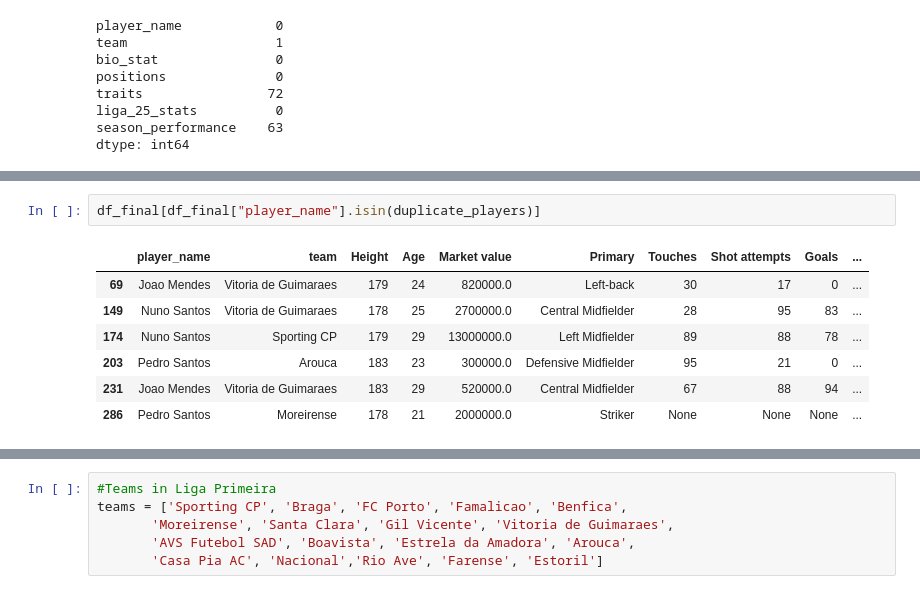
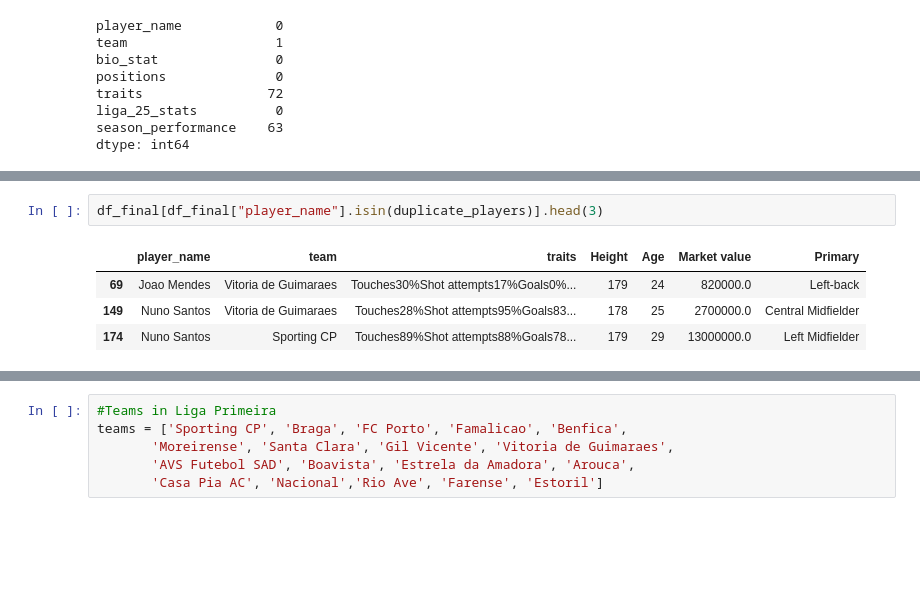
Before and after one commit to shyamrana123/Player-Score-Prediction-using-Machine-Learning, a Jupyter notebook: Probet.ipynb, the cells around one changed output, grey strips where cells are left out. Cells and saved outputs as stored; diff of their text form; blank space fills up the shorter version.

```diff
--- a/Probet.ipynb
+++ b/Probet.ipynb
@@ -719,13 +674,10 @@ duplicate_players
 # %%
-df_final[df_final["player_name"].isin(duplicate_players)]
+df_final[df_final["player_name"].isin(duplicate_players)].head(3)
 # %% [output]
-|  | player_name | team | Height | Age | Market value | Primary | Touches | Shot attempts | Goals | ... |
-| 69 | Joao Mendes | Vitoria de Guimaraes | 179 | 24 | 820000.0 | Left-back | 30 | 17 | 0 | ... |
-| 149 | Nuno Santos | Vitoria de Guimaraes | 178 | 25 | 2700000.0 | Central Midfielder | 28 | 95 | 83 | ... |
-| 174 | Nuno Santos | Sporting CP | 179 | 29 | 13000000.0 | Left Midfielder | 89 | 88 | 78 | ... |
-| 203 | Pedro Santos | Arouca | 183 | 23 | 300000.0 | Defensive Midfielder | 95 | 21 | 0 | ... |
-| 231 | Joao Mendes | Vitoria de Guimaraes | 183 | 29 | 520000.0 | Central Midfielder | 67 | 88 | 94 | ... |
-| 286 | Pedro Santos | Moreirense | 178 | 21 | 2000000.0 | Striker | None | None | None | ... |
+|  | player_name | team | traits | Height | Age | Market value | Primary |
+| 69 | Joao Mendes | Vitoria de Guimaraes | Touches30%Shot attempts17%Goals0%... | 179 | 24 | 820000.0 | Left-back |
+| 149 | Nuno Santos | Vitoria de Guimaraes | Touches28%Shot attempts95%Goals83... | 178 | 25 | 2700000.0 | Central Midfielder |
+| 174 | Nuno Santos | Sporting CP | Touches89%Shot attempts88%Goals78... | 179 | 29 | 13000000.0 | Left Midfielder |
 # %%
 df_final.drop(["liga_25_stats",'positions','Shirt','DOB','Preferred foot',"Others","bio_stat","Country","season_performance"], axis = 1, inplace=True)
 df_keeper.drop(["liga_25_stats",'positions','Shirt','DOB','Preferred foot',"Others","bio_stat","Country","season_performance"], axis = 1, inplace=True)
```
Also changed, not shown: parts of 31 cells of this notebook.
